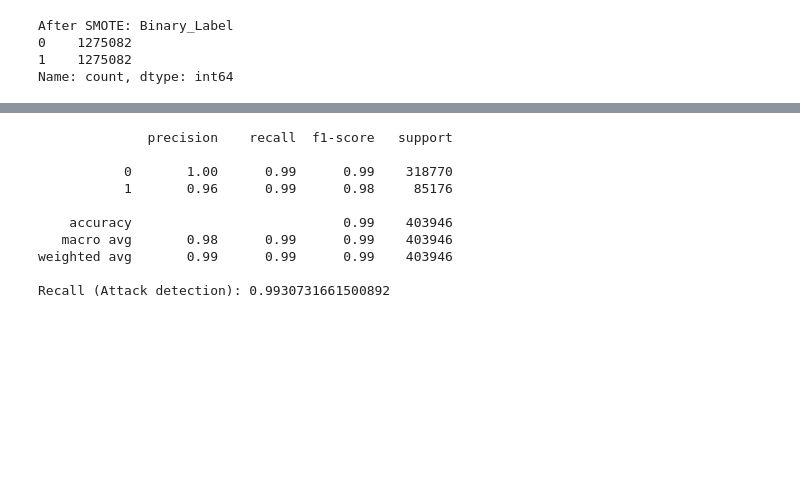
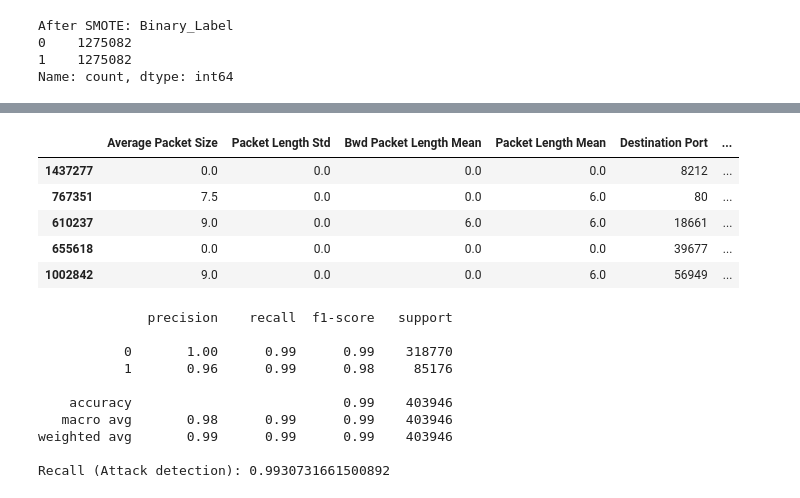
Before and after one commit to akanksha-dev9/Intrusion-Detection-System, a Jupyter notebook: src/train.ipynb, the cells around one changed output, grey strips where cells are left out. Cells and saved outputs as stored; diff of their text form; code cells hidden in the pictures; blank space fills up the shorter version.

```diff
--- a/src/train.ipynb
+++ b/src/train.ipynb
@@ -186,4 +197,14 @@ dtype: float64
 (2019730, 12)
+# %%
+df=df[top_features + ["Binary_Label"]]
+df.sample(5)
+# %% [output]
+|  | Average Packet Size | Packet Length Std | Bwd Packet Length Mean | Packet Length Mean | Destination Port | ... |
+| 1437277 | 0.0 | 0.0 | 0.0 | 0.0 | 8212 | ... |
+| 767351 | 7.5 | 0.0 | 0.0 | 6.0 | 80 | ... |
+| 610237 | 9.0 | 0.0 | 6.0 | 6.0 | 18661 | ... |
+| 655618 | 0.0 | 0.0 | 0.0 | 0.0 | 39677 | ... |
+| 1002842 | 9.0 | 0.0 | 0.0 | 6.0 | 56949 | ... |
 # %%
 # Split again
 X_train, X_test, y_train, y_test = train_test_split(
```
Also changed, not shown: parts of 9 cells of this notebook.
